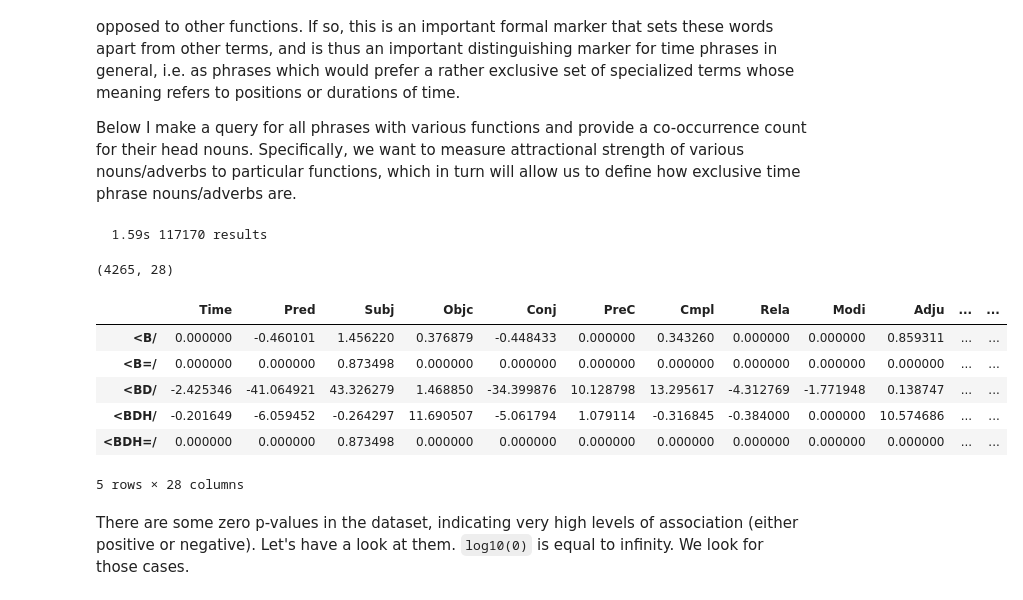
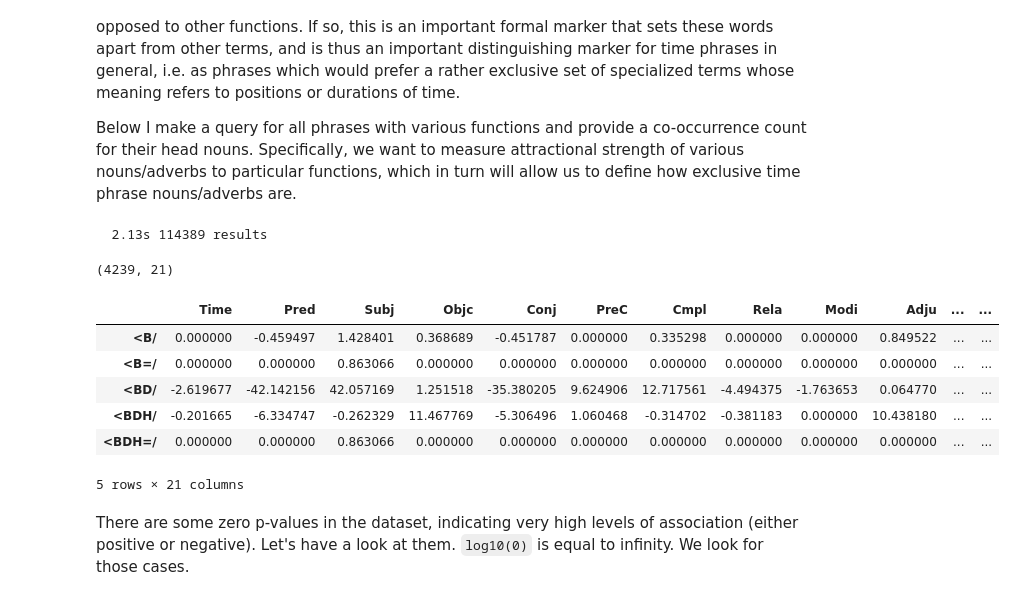
Before and after one commit to CambridgeSemiticsLab/BH_time_collocations, a Jupyter notebook: analysis/SBH_time_expressions.ipynb, the cells around one changed output. Saved outputs shown, nothing was run; the diff lists cells and outputs as text; code cells hidden in the pictures.

```diff
--- a/analysis/SBH_time_expressions.ipynb
+++ b/analysis/SBH_time_expressions.ipynb
@@ -550,34 +552,39 @@ Below I make a query for all phrases with various functions and provide a co-occ
 # %%
 corpus_function_query = '''
 
 corpus
-    phrase
+    phrase function#PtcO|PreS|PreO
         -noun_heads> word pdp#prep ls#card|ppre
 '''
 
 corpus_functions = B.search(corpus_function_query, sets={'corpus': corpus})
 
+funct_maps = {'PreO': 'Pred', 'PreS': 'Pred', 'PtcO': 'Pred',
+              'IntS': 'Intj', 'NCoS': 'NCop','ModS': 'Modi',
+              'ExsS': 'Exst'}
+
 # make the counts
 corpusfuncts = collections.defaultdict(lambda: collections.Counter())
 for book, phrase, head_word in corpus_functions:
-    function = F.function.v(phrase)
+    function = funct_maps.get(F.function.v(phrase), F.function.v(phrase))
     head_lex = F.lex.v(head_word)
     corpusfuncts[function][head_lex] += 1
+corpusfuncts = pd.DataFrame(corpusfuncts).fillna(0)
 
-corpfuncts = apply_fishers(pd.DataFrame(corpusfuncts).fillna(0))
+corpfuncts = apply_fishers(corpusfuncts)
 
 print(corpfuncts.shape)
 corpfuncts.head()
 # %% [output]
-  1.59s 117170 results
+  2.13s 114389 results
-(4265, 28)
+(4239, 21)
 |  | Time | Pred | Subj | Objc | Conj | PreC | Cmpl | Rela | Modi | Adju | ... | ... |
-| <B/ | 0.000000 | -0.460101 | 1.456220 | 0.376879 | -0.448433 | 0.000000 | 0.343260 | 0.000000 | 0.000000 | 0.859311 | ... | ... |
-| <B=/ | 0.000000 | 0.000000 | 0.873498 | 0.000000 | 0.000000 | 0.000000 | 0.000000 | 0.000000 | 0.000000 | 0.000000 | ... | ... |
-| <BD/ | -2.425346 | -41.064921 | 43.326279 | 1.468850 | -34.399876 | 10.128798 | 13.295617 | -4.312769 | -1.771948 | 0.138747 | ... | ... |
-| <BDH/ | -0.201649 | -6.059452 | -0.264297 | 11.690507 | -5.061794 | 1.079114 | -0.316845 | -0.384000 | 0.000000 | 10.574686 | ... | ... |
-| <BDH=/ | 0.000000 | 0.000000 | 0.873498 | 0.000000 | 0.000000 | 0.000000 | 0.000000 | 0.000000 | 0.000000 | 0.000000 | ... | ... |
+| <B/ | 0.000000 | -0.459497 | 1.428401 | 0.368689 | -0.451787 | 0.000000 | 0.335298 | 0.000000 | 0.000000 | 0.849522 | ... | ... |
+| <B=/ | 0.000000 | 0.000000 | 0.863066 | 0.000000 | 0.000000 | 0.000000 | 0.000000 | 0.000000 | 0.000000 | 0.000000 | ... | ... |
+| <BD/ | -2.619677 | -42.142156 | 42.057169 | 1.251518 | -35.380205 | 9.624906 | 12.717561 | -4.494375 | -1.763653 | 0.064770 | ... | ... |
+| <BDH/ | -0.201665 | -6.334747 | -0.262329 | 11.467769 | -5.306496 | 1.060468 | -0.314702 | -0.381183 | 0.000000 | 10.438180 | ... | ... |
+| <BDH=/ | 0.000000 | 0.000000 | 0.863066 | 0.000000 | 0.000000 | 0.000000 | 0.000000 | 0.000000 | 0.000000 | 0.000000 | ... | ... |
-5 rows × 28 columns
+5 rows × 21 columns
 # %% [markdown]
 There are some zero p-values in the dataset, indicating very high levels of association (either positive or negative). Let's have a look at them. `log10(0)` is equal to infinity. We look for those cases.
 # %%
```
Also changed, not shown: parts of 27 cells of this notebook.
